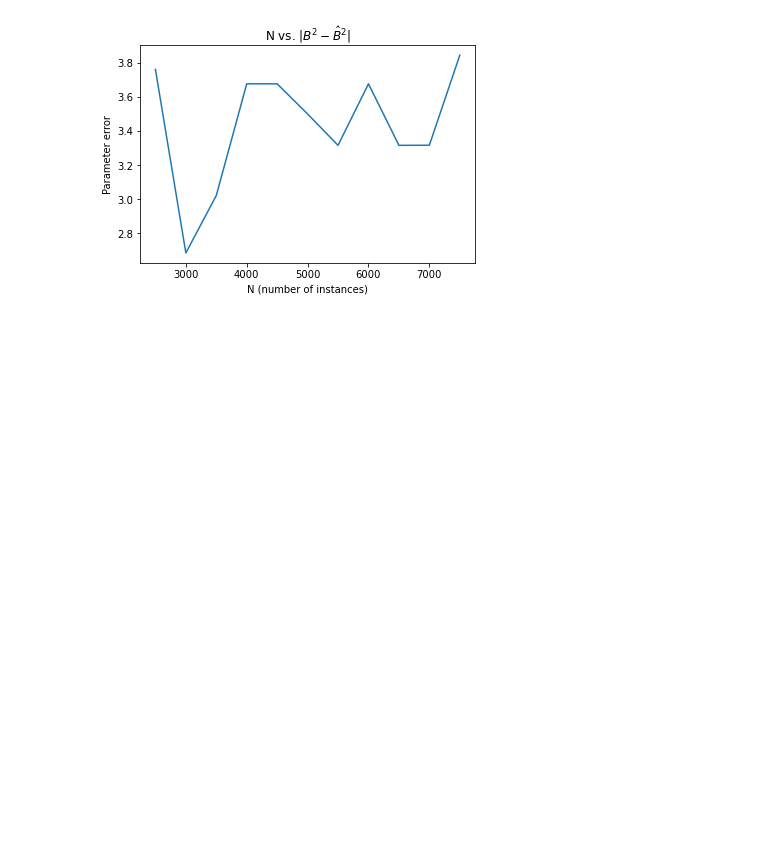
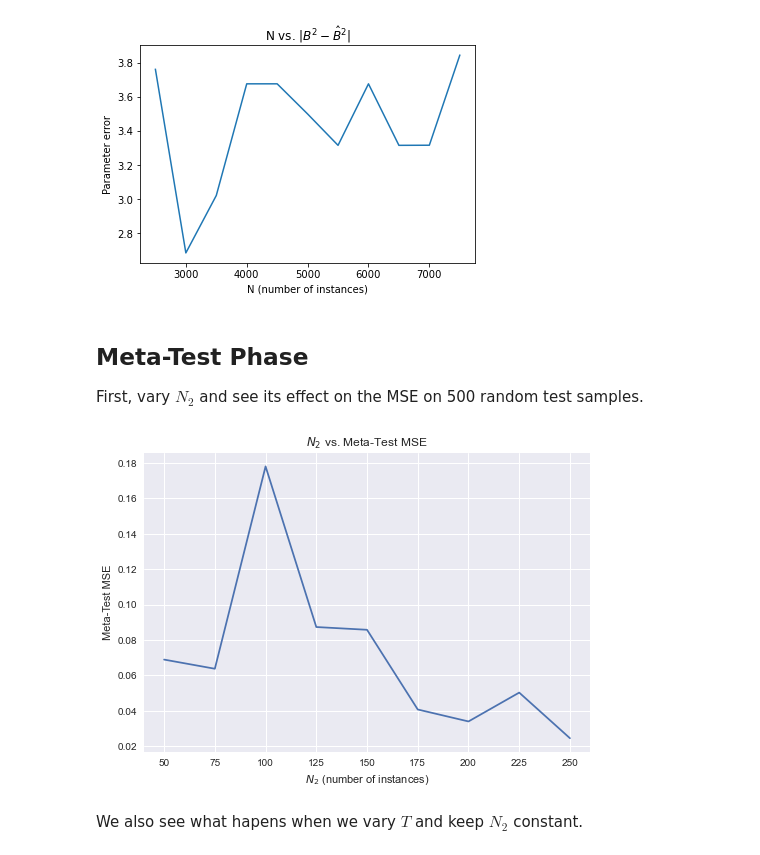
Before and after one commit to samuel-deng/multitask_learning, a Jupyter notebook: generate_plots.ipynb, the cells around one changed output. Drawn from its saved outputs; the diff is of its cells as text; code cells hidden in the pictures; blank space fills up the shorter version.

Commit message:
Meta-test and scripts ready to go

```diff
--- a/generate_plots.ipynb
+++ b/generate_plots.ipynb
@@ -226,3 +226,6 @@ plt.ylabel("Parameter error")
 plt.show()
 # %% [output]
 [figure]
+# %% [markdown]
+## Meta-Test Phase
+First, vary $N_2$ and see its effect on the MSE on 500 random test samples.
@@ -228,0 +235,39 @@ plt.show()
+# %%
+# Generate test data for finding MSE from predictions
+N_test = 500
+d1 = 100
+user_mu = 0
+user_sigma = 1/np.sqrt(d1)
+np.random.seed(11)
+X_test = user_sigma * np.random.randn(N_test, d1) + user_mu
+# %%
+PATH_PREFIX = "meta_test_results/"
+N2_arr = [i * 25 for i in range(2, 11)]
+MSEs = []
+
+for N2 in N2_arr:
+    # Load the necessary tensors/matrices for prediction
+    est_A = pickle.load(open(PATH_PREFIX + "N2_{}/A_hat_N2_{}.pkl".format(N2, N2), "rb"))
+    A = pickle.load(open(PATH_PREFIX + "N2_{}/A_N2_{}.pkl".format(N2, N2), "rb"))
+    Y0 = pickle.load(open(PATH_PREFIX + "N2_{}/Y0_N2_{}.pkl".format(N2, N2), "rb"))
+    est_Z0 = pickle.load(open(PATH_PREFIX + "N2_{}/Z0_hat_N2_{}.pkl".format(N2, N2), "rb"))
+    Z0 = pickle.load(open(PATH_PREFIX + "N2_{}/Z0_N2_{}.pkl".format(N2, N2), "rb"))
+
+    # Predict on the test set
+    true_R = multi_mode_dot(mode_dot(A, X_test, mode=0), [Y0, Z0], modes=[1,2])
+    est_R = multi_mode_dot(mode_dot(est_A, X_test, mode=0), [Y0, est_Z0], modes=[1,2])
+    MSE = np.sum(np.square(true_R - est_R))
+    MSE = MSE/N_test
+    MSEs.append(MSE)
+# %%
+# Plot N2 vs. MSE
+plt.style.use('seaborn')
+plt.plot(N2_arr, MSEs)
+plt.title("$N_2$ vs. Meta-Test MSE")
+plt.xlabel("$N_2$ (number of instances)")
+plt.ylabel("Meta-Test MSE")
+plt.show()
+# %% [output]
+[figure, added]
+# %% [markdown]
+We also see what hapens when we vary $T$ and keep $N_2$ constant.
```
Also changed, not shown: parts of 3 cells of this notebook, 5 other files.
